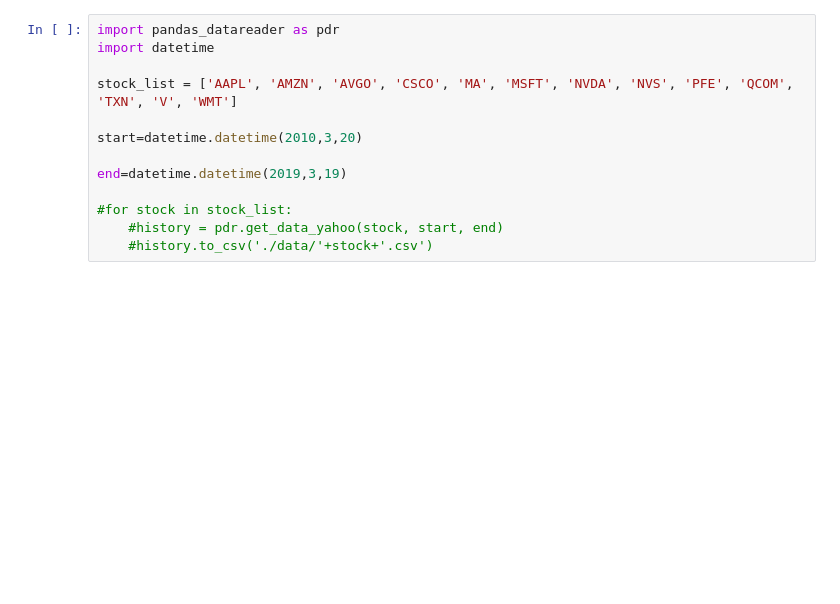
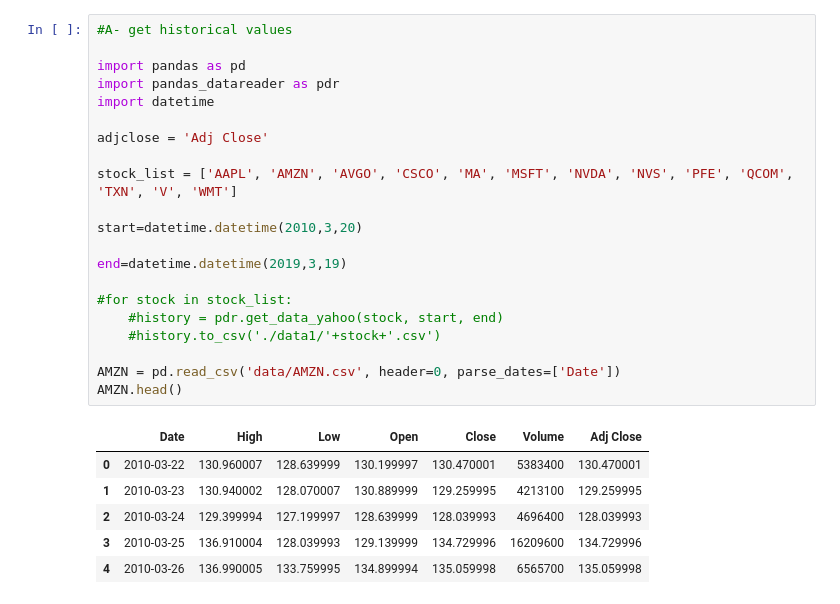
Before and after one commit to farukbulbul/stock_price_indicator, a Jupyter notebook: Stock_Price_Indicator.ipynb, the cells around one changed output. Drawn from its saved outputs; the diff is of its cells as text; blank space fills up the shorter version.

```diff
--- a/Stock_Price_Indicator.ipynb
+++ b/Stock_Price_Indicator.ipynb
@@ -7,14 +10,29 @@ This project aims to predict adjusted close price of some stocks chosen previous
 # %%
+#A- get historical values
+
+import pandas as pd
 import pandas_datareader as pdr
 import datetime
+
+adjclose = 'Adj Close'
 
 stock_list = ['AAPL', 'AMZN', 'AVGO', 'CSCO', 'MA', 'MSFT', 'NVDA', 'NVS', 'PFE', 'QCOM', 'TXN', 'V', 'WMT']
 
 start=datetime.datetime(2010,3,20)
 
 end=datetime.datetime(2019,3,19)
 
 #for stock in stock_list:
     #history = pdr.get_data_yahoo(stock, start, end)
-    #history.to_csv('./data/'+stock+'.csv')
+    #history.to_csv('./data1/'+stock+'.csv')
+
+AMZN = pd.read_csv('data/AMZN.csv', header=0, parse_dates=['Date'])
+AMZN.head()
+# %% [output]
+|  | Date | High | Low | Open | Close | Volume | Adj Close |
+| 0 | 2010-03-22 | 130.960007 | 128.639999 | 130.199997 | 130.470001 | 5383400 | 130.470001 |
+| 1 | 2010-03-23 | 130.940002 | 128.070007 | 130.889999 | 129.259995 | 4213100 | 129.259995 |
+| 2 | 2010-03-24 | 129.399994 | 127.199997 | 128.639999 | 128.039993 | 4696400 | 128.039993 |
+| 3 | 2010-03-25 | 136.910004 | 128.039993 | 129.139999 | 134.729996 | 16209600 | 134.729996 |
+| 4 | 2010-03-26 | 136.990005 | 133.759995 | 134.899994 | 135.059998 | 6565700 | 135.059998 |
 # %%
```
Also changed, not shown: parts of 13 cells of this notebook.
